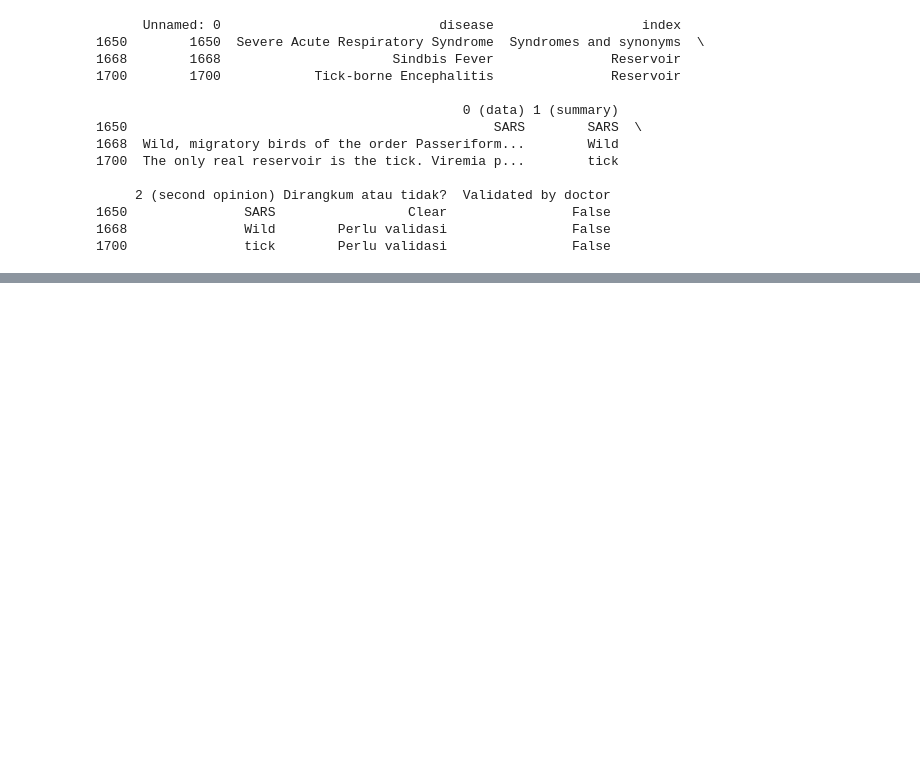
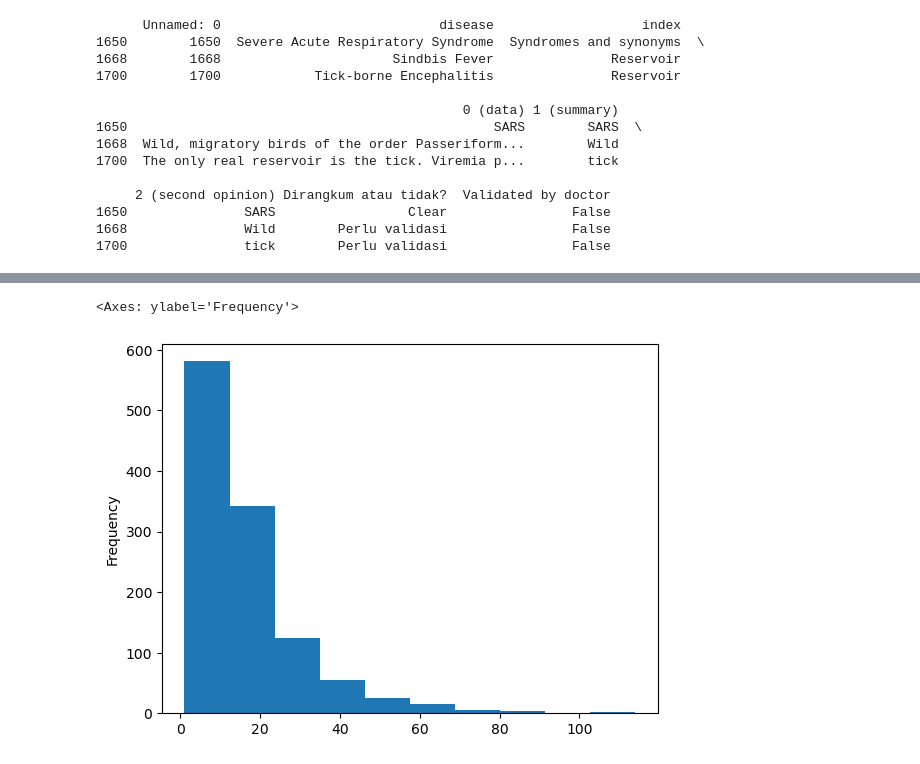
Before and after one commit to mrasyadc/brio-preprocessing, a Jupyter notebook: brio_preprocessing/understanding.ipynb, the cells around one changed output, grey strips where cells are left out. Drawn from its saved outputs; the diff is of its cells as text; code cells hidden in the pictures; blank space fills up the shorter version.

```diff
--- a/brio_preprocessing/understanding.ipynb
+++ b/brio_preprocessing/understanding.ipynb
@@ -187,0 +246,5 @@ print(df[df["1 (summary)"].str.len()==min_target_len])
+# %%
+df["1 (summary) word_length"].plot.hist()
+# %% [output]
+<Axes: ylabel='Frequency'>
+[figure, added]
```
Also changed, not shown: parts of 19 cells of this notebook, 23 other files.
